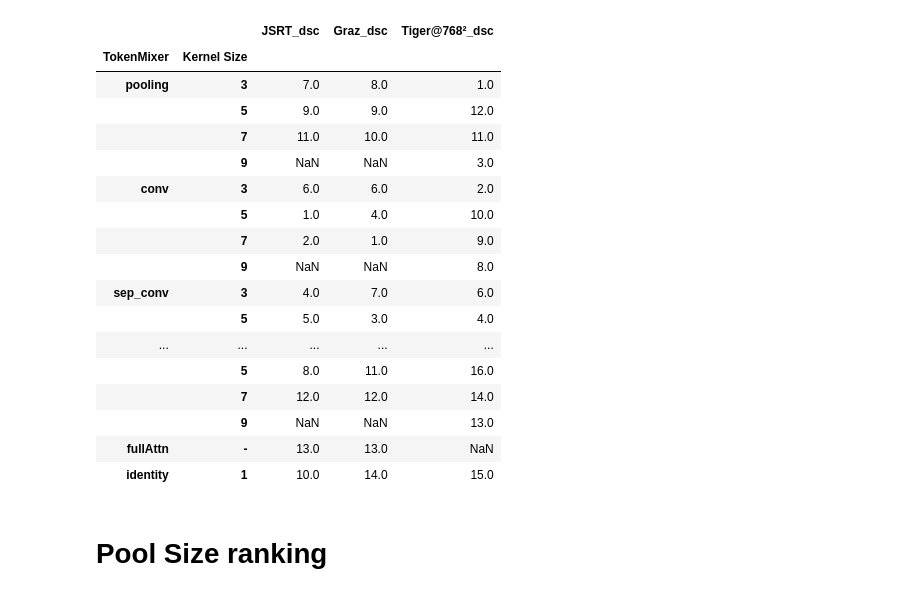
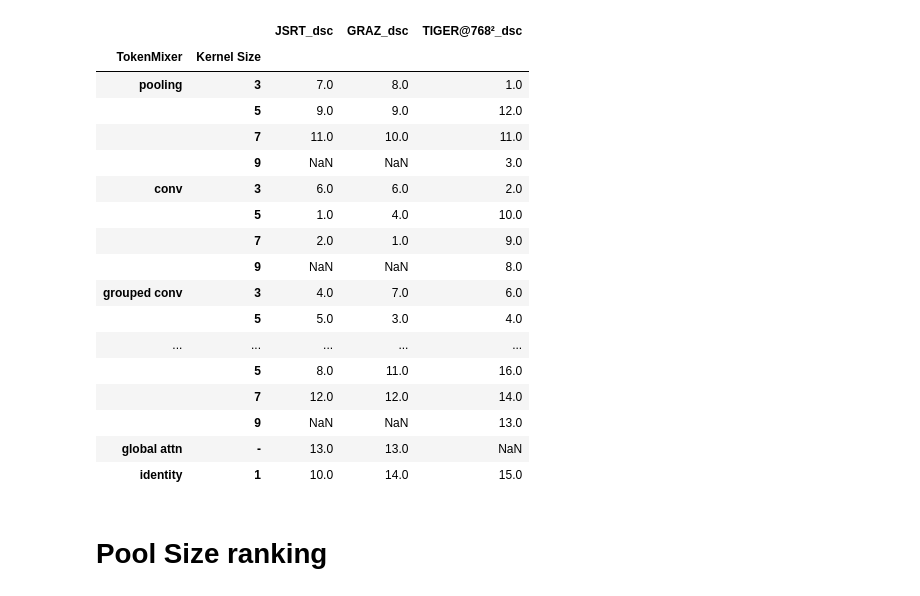
Before and after one commit to multimodallearning/MetaFormerMedImaging, a Jupyter notebook: eval/create_ranking_segmentation.ipynb, the cells around one changed output. Cells and saved outputs as stored; diff of their text form; code cells hidden in the pictures.

```diff
--- a/eval/create_ranking_segmentation.ipynb
+++ b/eval/create_ranking_segmentation.ipynb
@@ -2,7 +2,7 @@
 import pandas as pd
 
 markdown_string = """
-| TokenMixer    | Kernel Size | JSRT           | Graz            | Tiger@768²                         |
+| TokenMixer    | Kernel Size | JSRT           | GRAZ            | TIGER@768²                         |
 |:--------------|-------------|----------------|-----------------|------------------------------------|
 | pooling       | 3           | 0.9468, 7.8257 | 0.8094, 9.3323  | 0.6125, 482.6353                   |
 |               | 5           | 0.9463, 8.2299 | 0.8072, 9.4621  | 0.5555, 495.7311                   |
@@ -12,15 +12,15 @@ markdown_string = """
 |               | 5           | 0.951, 8.8047  | 0.8276, 8.6283  | 0.5622, 503.8582                   |
 |               | 7           | 0.9504, 8.5596 | 0.833, 7.2717   | 0.5623, 531.7621                   |
 |               | 9           | -              | -               | 0.5689, 514.4671                   |
-| sep_conv      | 3           | 0.95, 8.1622   | 0.8119, 9.238   | 0.5791, 507.2356                   |
+| grouped conv      | 3           | 0.95, 8.1622   | 0.8119, 9.238   | 0.5791, 507.2356                   |
 |               | 5           | 0.9495, 8.5882 | 0.8319, 8.1215  | 0.5941, 487.0254                   |
 |               | 7           | 0.9504, 8.5015 | 0.832, 7.6763   | 0.5711, 554.1542                   |
 |               | 9           | -              | -               | 0.5893, 499.8528                   |
-| locAttn       | 3           | 0.9418, 7.6488 | 0.8165, 10.3977 | 0.5167, 627.1148                   |
+| local attn       | 3           | 0.9418, 7.6488 | 0.8165, 10.3977 | 0.5167, 627.1148                   |
 |               | 5           | 0.9465, 8.094  | 0.7957, 9.055   | 0.5303, 547.0928                   |
 |               | 7           | 0.9449, 7.1625 | 0.7927, 9.1572  | 0.5374, 584.6804                   |
 |               | 9           | -              | -               | 0.5511, 515.2096                   |
-| fullAttn      | -           | 0.9443, 7.5997 | 0.7562, 20.5518 | - |
+| global attn      | -           | 0.9443, 7.5997 | 0.7562, 20.5518 | - |
 | identity      | 1           | 0.9458, 7.7736 | 0.7417, 19.0719 | 0.5358, 535.9729                   |
 | UNet          | 3           | 0.9552, 5.1958 | 0.8478, 13.1739 | 0.5666, 565.8803                   |
 |               | 5           | 0.9499, 6.9125 | 0.8258, 16.4765 | 0.5458, 551.4406                   |
@@ -47,34 +47,34 @@ for line in lines[3:]:
 
     cols = line.strip("|").split("|")
     cols = map(lambda s: s.strip(), cols)
     row = dict(zip(header, cols))
     data.append(row)
 
 df = pd.DataFrame(data)
 df.iloc[:, 0] = df.iloc[:, 0].replace("", pd.NA).ffill()
 df.set_index(['TokenMixer', 'Kernel Size'], inplace=True)
 
 df_split = df.apply(lambda col: col.str.split(","))
 df_expanded = pd.concat(
     [df_split[col].apply(pd.Series).add_prefix(f"{col.strip()}_") for col in df_split.columns],
     axis=1
 )
 
 suffix_map = {
     "_0": "_dsc",
     "_1": "_hdd95"
 }
 df = df_expanded.rename(columns=lambda col: next((col.replace(k, v) for k, v in suffix_map.items() if k in col), col))
 df = df.apply(pd.to_numeric, errors="coerce")
 
 # drop unet and other metrics
 df_rank = df.loc[~df.index.get_level_values(0).str.startswith('UNet'), df.columns.str.endswith('_dsc')]
 df_rank = df_rank.rank(axis=0, ascending=False, method="first")
 df_rank_no_imgwoof = df_rank.iloc[:, 1:]
 
 df_rank
 # %% [output]
-|  |  | JSRT_dsc | Graz_dsc | Tiger@768²_dsc |
+|  |  | JSRT_dsc | GRAZ_dsc | TIGER@768²_dsc |
 | TokenMixer | Kernel Size |  |  |  |
 | pooling | 3 | 7.0 | 8.0 | 1.0 |
 |  | 5 | 9.0 | 9.0 | 12.0 |
@@ -84,13 +84,13 @@ df_rank
 |  | 5 | 1.0 | 4.0 | 10.0 |
 |  | 7 | 2.0 | 1.0 | 9.0 |
 |  | 9 | NaN | NaN | 8.0 |
-| sep_conv | 3 | 4.0 | 7.0 | 6.0 |
+| grouped conv | 3 | 4.0 | 7.0 | 6.0 |
 |  | 5 | 5.0 | 3.0 | 4.0 |
 | ... | ... | ... | ... | ... |
 |  | 5 | 8.0 | 11.0 | 16.0 |
 |  | 7 | 12.0 | 12.0 | 14.0 |
 |  | 9 | NaN | NaN | 13.0 |
-| fullAttn | - | 13.0 | 13.0 | NaN |
+| global attn | - | 13.0 | 13.0 | NaN |
 | identity | 1 | 10.0 | 14.0 | 15.0 |
 # %% [markdown]
 # Pool Size ranking
```
Also changed, not shown: parts of 6 cells of this notebook, 5 other files.
